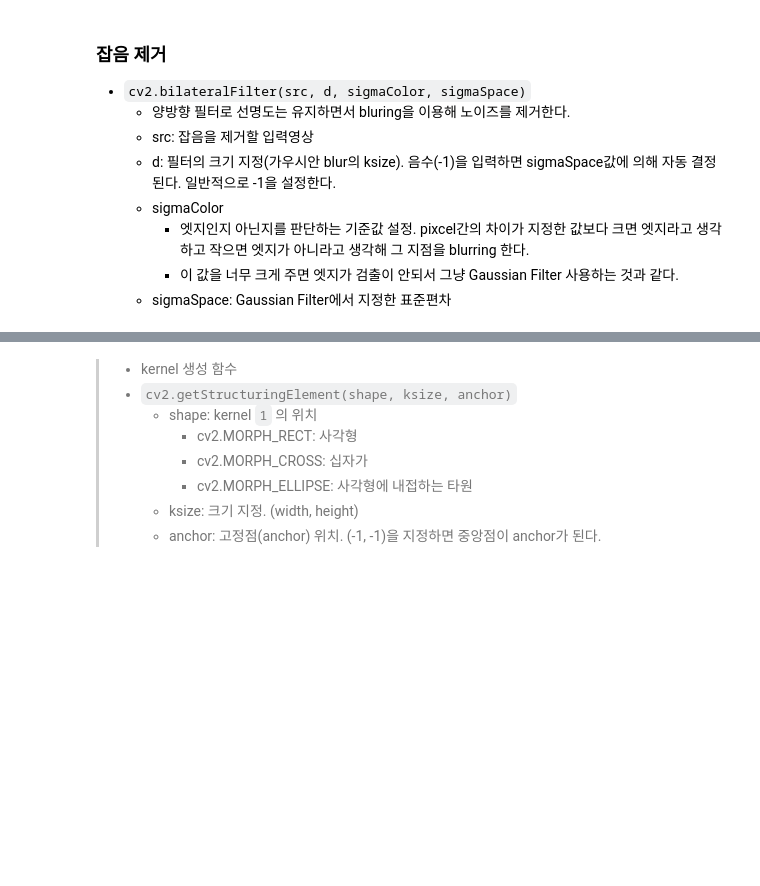
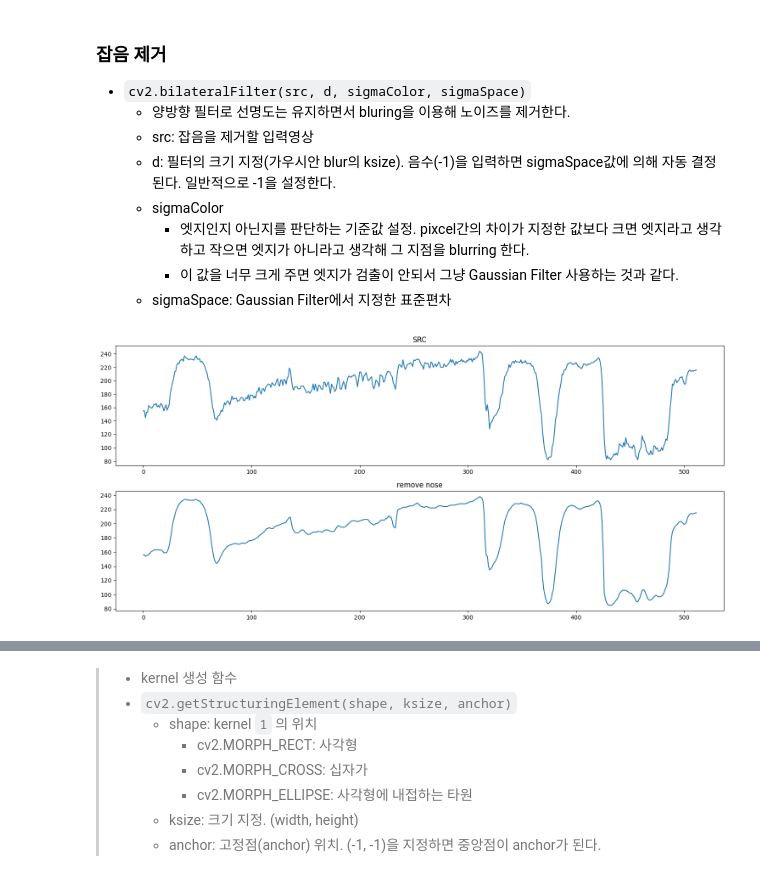
Before and after one commit to LeeJUHO127/DA-35, a Jupyter notebook: 05_numpy_opencv/06_filter이용한 전처리.ipynb, the cells around one changed output, grey strips where cells are left out. Saved outputs shown, nothing was run; the diff lists cells and outputs as text; code cells hidden in the pictures; blank space fills up the shorter version.

```diff
--- a/05_numpy_opencv/06_filter이용한 전처리.ipynb
+++ b/05_numpy_opencv/06_filter이용한 전처리.ipynb
@@ -84,6 +135,36 @@
         - 엣지인지 아닌지를 판단하는 기준값 설정. pixcel간의 차이가 지정한 값보다 크면 엣지라고 생각하고 작으면 엣지가 아니라고 생각해 그 지점을 blurring 한다.
         - 이 값을 너무 크게 주면 엣지가 검출이 안되서 그냥 Gaussian Filter 사용하는 것과 같다.
     - sigmaSpace: Gaussian Filter에서 지정한 표준편차
+# %%
+img = cv2.imread("images/lenna.bmp")
+result = cv2.bilateralFilter(
+    img,            # 대상이미지
+    d=-1,          # 필터 크기. sigmaSpace(가우시안필터의 표준편차) 로 크기를 지정. => -1
+    sigmaColor=50, # 평균값 계산할 때 포함시킬지 여부를 판단하는 기준값.
+                         # anchor 픽셀값과 지정한 값(50)이내로 차이나는 것만 계산시 적용.
+    sigmaSpace=5, # 가우시안필터 표준편차.
+)
+
+cv2.imshow("src", img)
+cv2.imshow("result", result)
+cv2.waitKey()
+cv2.destroyAllWindows()
+# %%
+import matplotlib.pyplot as plt
+
+plt.figure(figsize=(15, 7))
+plt.subplot(2, 1, 1)
+plt.plot(img[:, :, 2][100])  # red
+plt.title("SRC")
+
+plt.subplot(2, 1, 2)
+plt.plot(result[:, :, 2][100])
+plt.title("remove nose")
+
+plt.tight_layout()
+plt.show()
+# %% [output]
+[figure, added]
 # %% [markdown]
 ### 모폴로지(Morphology) 이미지 전처리 기법
 
```
Also changed, not shown: parts of 6 cells of this notebook.
